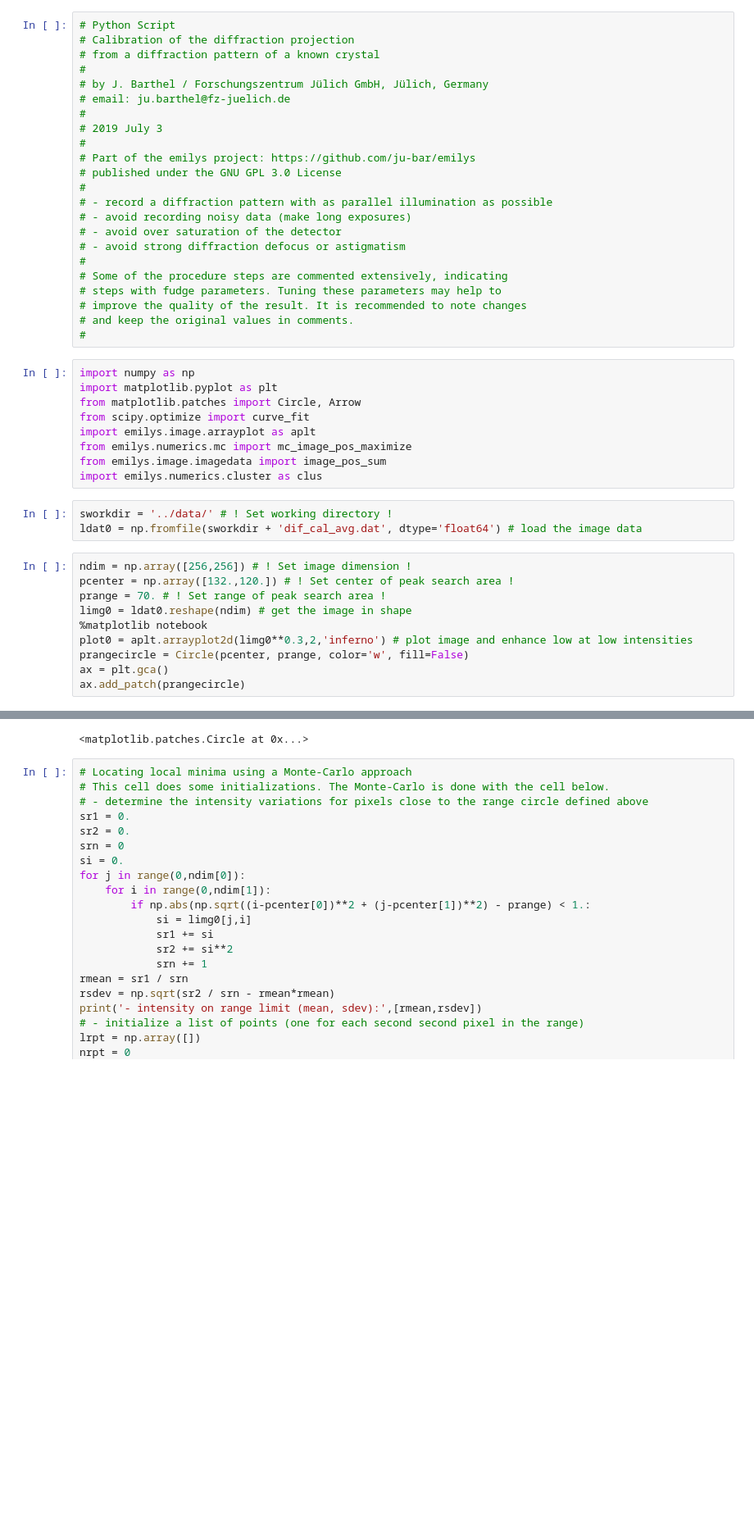
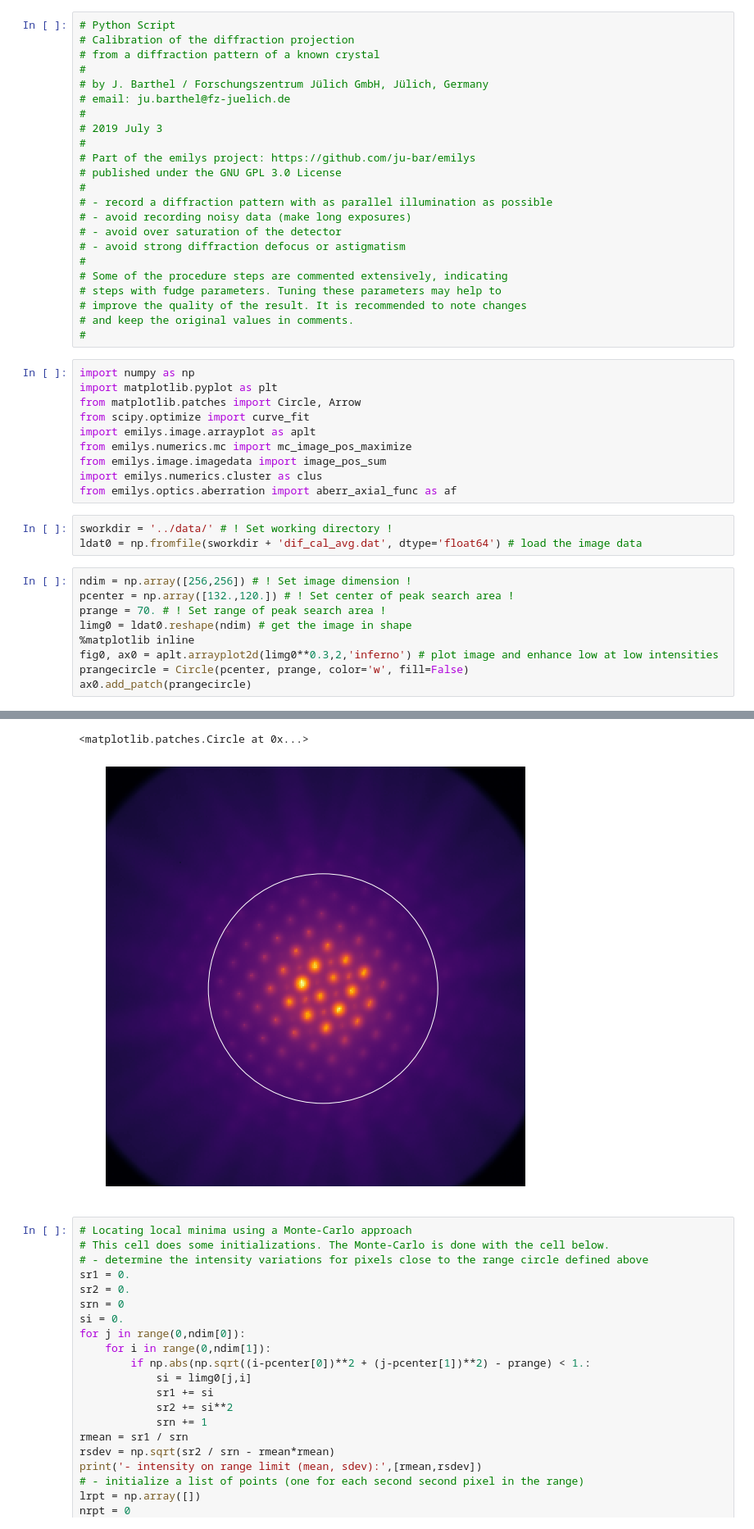
Before and after one commit to ju-bar/emilys, a Jupyter notebook: notebooks/CalibDiffraction.ipynb, the cells around one changed output, grey strips where cells are left out. Shown at 82% size. Drawn from its saved outputs; the diff is of its cells as text; blank space fills up the shorter version.

```diff
--- a/notebooks/CalibDiffraction.ipynb
+++ b/notebooks/CalibDiffraction.ipynb
@@ -30,6 +30,7 @@ import emilys.image.arrayplot as aplt
 from emilys.numerics.mc import mc_image_pos_maximize
 from emilys.image.imagedata import image_pos_sum
 import emilys.numerics.cluster as clus
+from emilys.optics.aberration import aberr_axial_func as af
 # %%
 sworkdir = '../data/' # ! Set working directory !
 ldat0 = np.fromfile(sworkdir + 'dif_cal_avg.dat', dtype='float64') # load the image data
@@ -38,9 +39,8 @@ ndim = np.array([256,256]) # ! Set image dimension !
 pcenter = np.array([132.,120.]) # ! Set center of peak search area !
 prange = 70. # ! Set range of peak search area !
 limg0 = ldat0.reshape(ndim) # get the image in shape
-%matplotlib notebook
-plot0 = aplt.arrayplot2d(limg0**0.3,2,'inferno') # plot image and enhance low at low intensities
+%matplotlib inline
+fig0, ax0 = aplt.arrayplot2d(limg0**0.3,2,'inferno') # plot image and enhance low at low intensities
 prangecircle = Circle(pcenter, prange, color='w', fill=False)
-ax = plt.gca()
-ax.add_patch(prangecircle)
+ax0.add_patch(prangecircle)
 # %% [output]
@@ -49,4 +47,5 @@ ax.add_patch(prangecircle)
 <matplotlib.patches.Circle at 0x...>
+[figure, added]
 # %%
 # Locating local minima using a Monte-Carlo approach
 # This cell does some initializations. The Monte-Carlo is done with the cell below.
```
Also changed, not shown: parts of 22 cells of this notebook, 4 other files.
